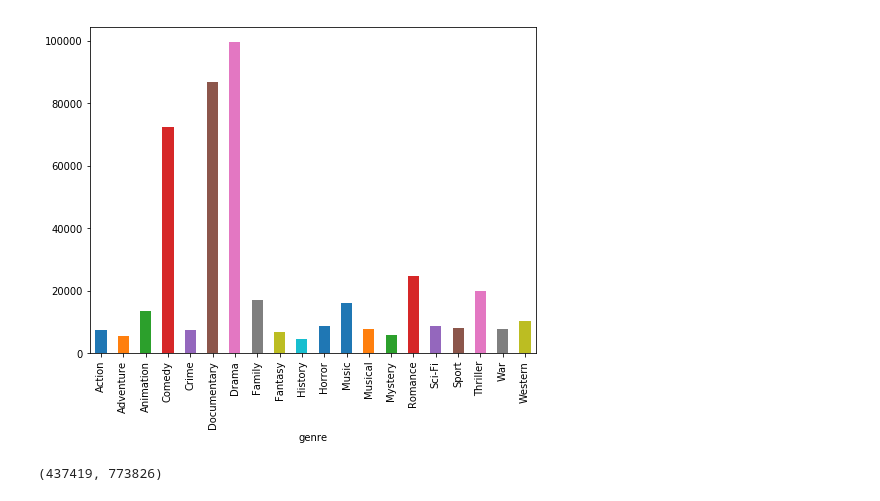
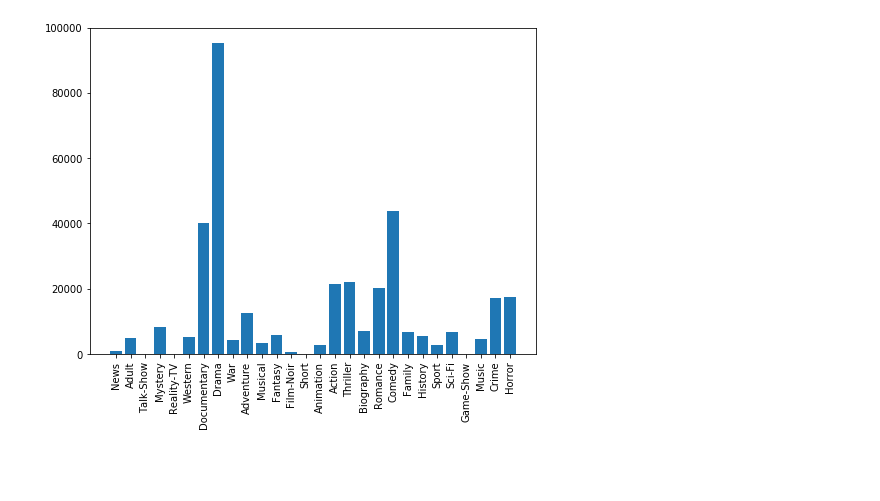
Before and after one commit to mattm-malone/moviename-classifier, a Jupyter notebook: MovieClassifier.ipynb, the cells around one changed output. Saved outputs shown, nothing was run; the diff lists cells and outputs as text; code cells hidden in the pictures; blank space fills up the shorter version.

```diff
--- a/MovieClassifier.ipynb
+++ b/MovieClassifier.ipynb
@@ -39,7 +36,0 @@ df.drop_duplicates(subset='movie', inplace=True)
-# %%
-df['genre_id'] = df['genre'].factorize()[0]
-category_id_df = df[['genre', 'genre_id']].drop_duplicates().sort_values('genre_id')
-categories = np.unique(df['genre'].values)
-category_to_id = dict(category_id_df.values)
-id_to_category = dict(category_id_df[['genre_id', 'genre']].values)
-df.head()
@@ -47,0 +37,3 @@ Musical
+# %%
+df['genre'] = df['genre'].str.split(',')
+df.head()
@@ -48,17 +47,16 @@ Musical
 # %%
-#Majority of movies are comedy, documentary or drama apaprently.
+#Majority of movies are comedy, documentary or drama apparently.
 
 fig = plt.figure(figsize=(8,6))
-df.groupby('genre').movie.count().plot.bar(ylim=0)
+genreC = {}
+for genres in df.genres:
+    for genre in genres:
+        try:
+            genreC[genre] = genreC[genre] + 1
+        except KeyError:
+            genreC[genre] = 0
+plt.bar(genreC.keys(), genreC.values())
+plt.xticks(rotation=90)
 plt.show()
 # %% [output]
-[figure, old version]
+[figure, new version]
-# %%
-from sklearn.feature_extraction.text import TfidfVectorizer
-from sklearn.feature_extraction import DictVectorizer
-tfidf = TfidfVectorizer(lowercase = True, sublinear_tf=True, norm='l2', ngram_range=(1, 2))
-features = tfidf.fit_transform(df.movie)
-labels = df.genre_id
-features.shape
-# %% [output]
-(437419, 773826)
```
Also changed, not shown: parts of 18 cells of this notebook, 4 other files.
